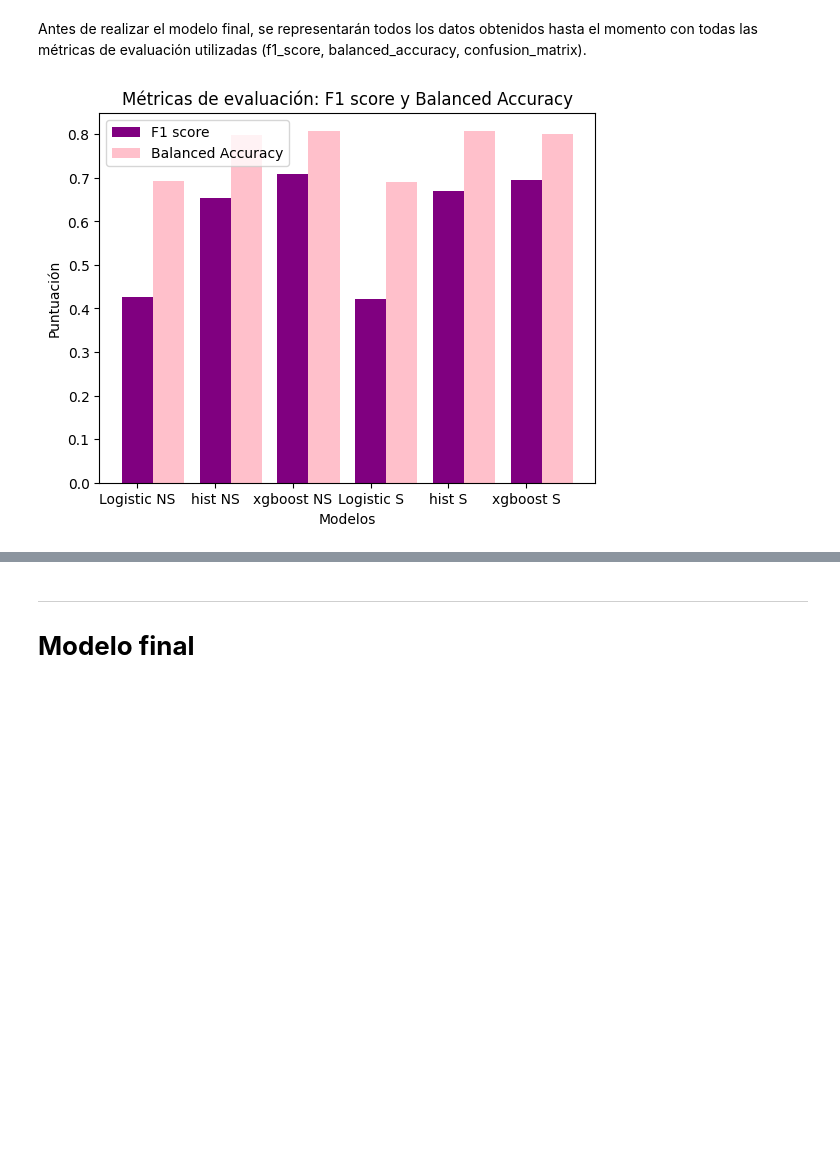
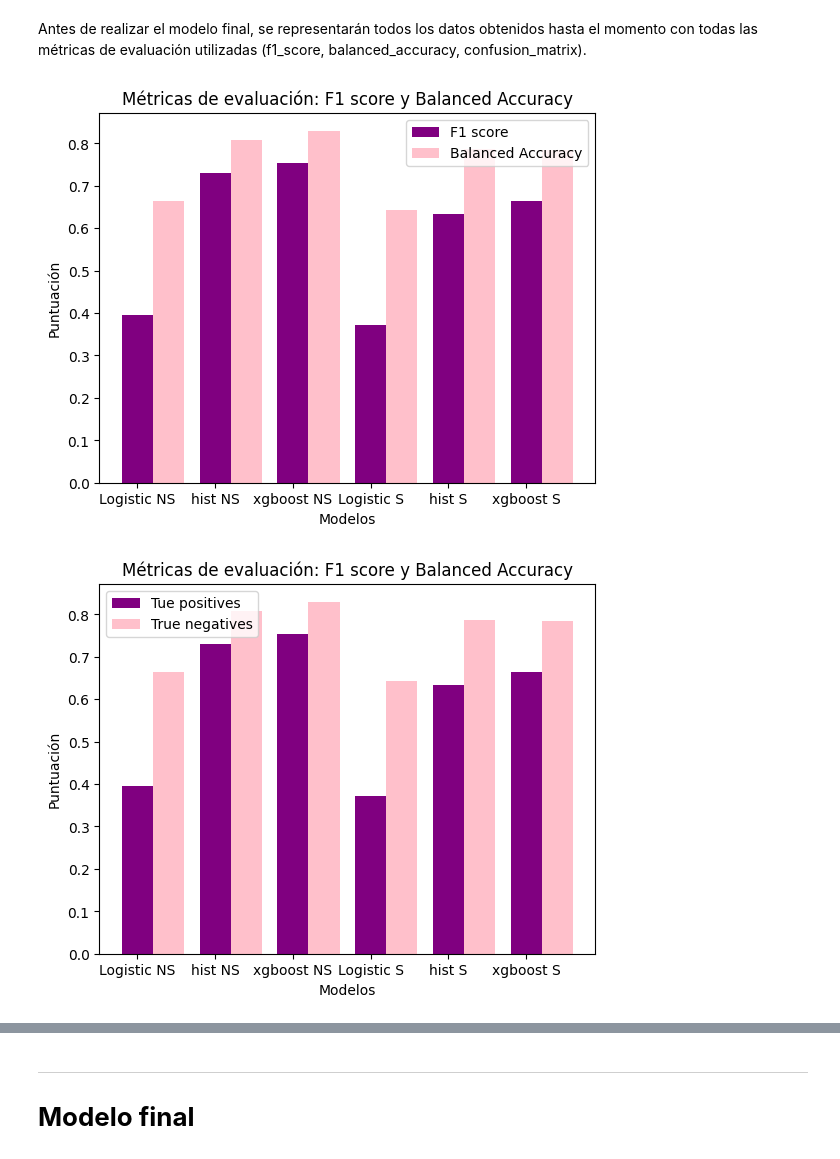
Before and after one commit to AngelMancha/Burnout_prediction_model, a Jupyter notebook: modelo_previo.ipynb, the cells around one changed output, grey strips where cells are left out. Saved outputs shown, nothing was run; the diff lists cells and outputs as text; code cells hidden in the pictures; blank space fills up the shorter version.

Commit message:
Evaluación final

```diff
--- a/modelo_previo.ipynb
+++ b/modelo_previo.ipynb
@@ -920,47 +895,98 @@ Antes de realizar el modelo final, se representarán todos los datos obtenidos h
 # %%
 import matplotlib.pyplot as plt
 
 # Definir los valores del F1 score y Balanced Accuracy para cada modelo
-logNS_f1_score = 0.426
-histNS_f1_score = 0.653
-xgNS_f1_score = 0.708
-logS_f1_score = 0.421
-histS_f1_score = 0.669
-xgS_f1_score = 0.694
+logNS_f1_score = 0.395
+histNS_f1_score = 0.731
+xgNS_f1_score = 0.755
+logS_f1_score = 0.372
+histS_f1_score = 0.634
+xgS_f1_score = 0.665
 
-logNS_balanced_accuracy = 0.692
-histNS_balanced_accuracy = 0.799
-xgNS_balanced_accuracy = 0.808
-logS_balanced_accuracy = 0.690
-histS_balanced_accuracy = 0.807
-xgS_balanced_accuracy = 0.8008
+logNS_balanced_accuracy = 0.664
+histNS_balanced_accuracy = 0.808
+xgNS_balanced_accuracy = 0.830
+logS_balanced_accuracy = 0.644
+histS_balanced_accuracy = 0.786
+xgS_balanced_accuracy = 0.785
 
 # Crear una lista con los nombres de los modelos
 model_names = ['Logistic NS', 'hist NS', 'xgboost NS', 'Logistic S', 'hist S', 'xgboost S']
 
 # Crear una lista con los valores de F1 score y Balanced Accuracy para cada modelo
 f1_scores = [logNS_f1_score, histNS_f1_score, xgNS_f1_score, logS_f1_score, histS_f1_score, xgS_f1_score]
 balanced_accuracies = [logNS_balanced_accuracy, histNS_balanced_accuracy, xgNS_balanced_accuracy, logS_balanced_accuracy, histS_balanced_accuracy, xgS_balanced_accuracy]
 
 # Crear un gráfico de barras para los valores del F1 score
 plt.bar(range(len(model_names)), f1_scores, color='purple', width=0.4)
 
 # Agregar una segunda serie de barras para los valores de Balanced Accuracy
 plt.bar([x + 0.4 for x in range(len(model_names))], balanced_accuracies, color='pink', width=0.4)
 
 # Establecer las etiquetas de las barras en los nombres de los modelos
 plt.xticks(range(len(model_names)), model_names)
 
 # Agregar leyendas y etiquetas
-plt.legend(['F1 score', 'Balanced Accuracy'])
+
 plt.xlabel('Modelos')
 plt.ylabel('Puntuación')
 plt.title('Métricas de evaluación: F1 score y Balanced Accuracy')
+plt.legend(['F1 score', 'Balanced Accuracy'])
 
 # Mostrar el gráfico
 plt.show()
+
+
+
+
+
+import matplotlib.pyplot as plt
+
+# Definir los valores del F1 score y Balanced Accuracy para cada modelo
+
+logNS_f1_TP = 872
+histNS_f1_TP = 1208
+xgNS_f1_TP = 1203
+logS_f1_TP = 840
+histS_f1_TP = 1138
+xgS_f1_TP = 1177
+
+logNS_TN = 147
+histNS_TN = 151
+xgNS_TN = 162
+logS_TN = 144
+histS_TN = 154
+xgS_TN = 146
+
+# Crear una lista con los nombres de los modelos
+model_names = ['Logistic NS', 'hist NS', 'xgboost NS', 'Logistic S', 'hist S', 'xgboost S']
+
+# Crear una lista con los valores de TP y TN para cada modelo
+true_negatives= [logNS_TN, histNS_TN, xgNS_TN, logS_TN, histS_TN, xgS_TN]
+true_positives =[logNS_f1_TP, histNS_f1_TP, xgNS_f1_TP, logS_f1_TP, histS_f1_TP, xgS_f1_TP]
+
+
+# Crear un gráfico de barras para los valores del F1 score
+plt.bar(range(len(model_names)), f1_scores, color='purple', width=0.4)
+
+# Agregar una segunda serie de barras para los valores de Balanced Accuracy
+plt.bar([x + 0.4 for x in range(len(model_names))], balanced_accuracies, color='pink', width=0.4)
+
+# Establecer las etiquetas de las barras en los nombres de los modelos
+plt.xticks(range(len(model_names)), model_names)
+
+# Agregar leyendas y etiquetas
+
+plt.xlabel('Modelos')
+plt.ylabel('Puntuación')
+plt.title('Métricas de evaluación: F1 score y Balanced Accuracy')
+plt.legend(['Tue positives', 'True negatives'])
+
+# Mostrar el gráfico
+plt.show()
 # %% [output]
-[figure, old version]
+[figure, new version]
+[figure, added]
 # %% [markdown]
 En la gráfica se ven representados todos los datos tanto de f1_score como de balanced_accuracy. En los nombres de los modelos, cuando hay *NS* quiere decir que no ha habido selección de atributos y cuando se incluye *S* quiere decir que sí.
 
```
Also changed, not shown: parts of 21 cells of this notebook, 1 other file.
